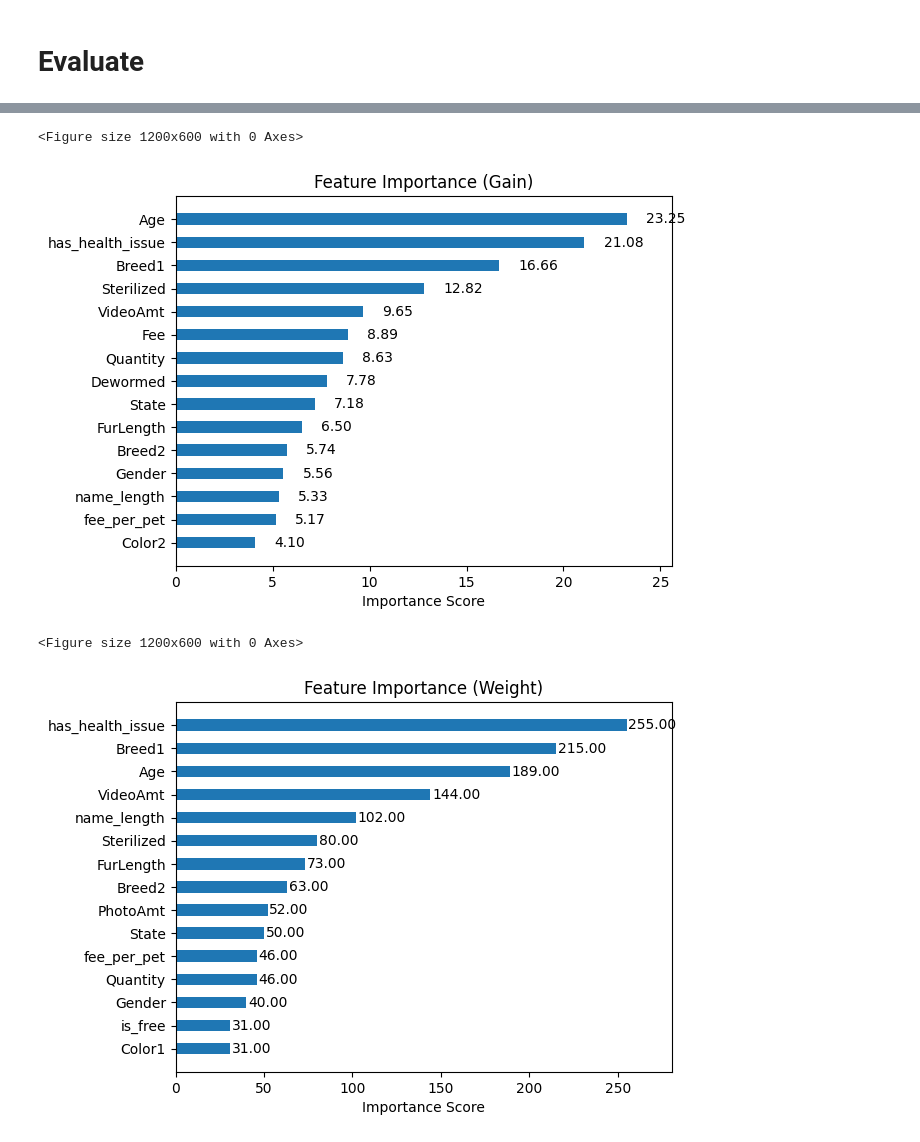
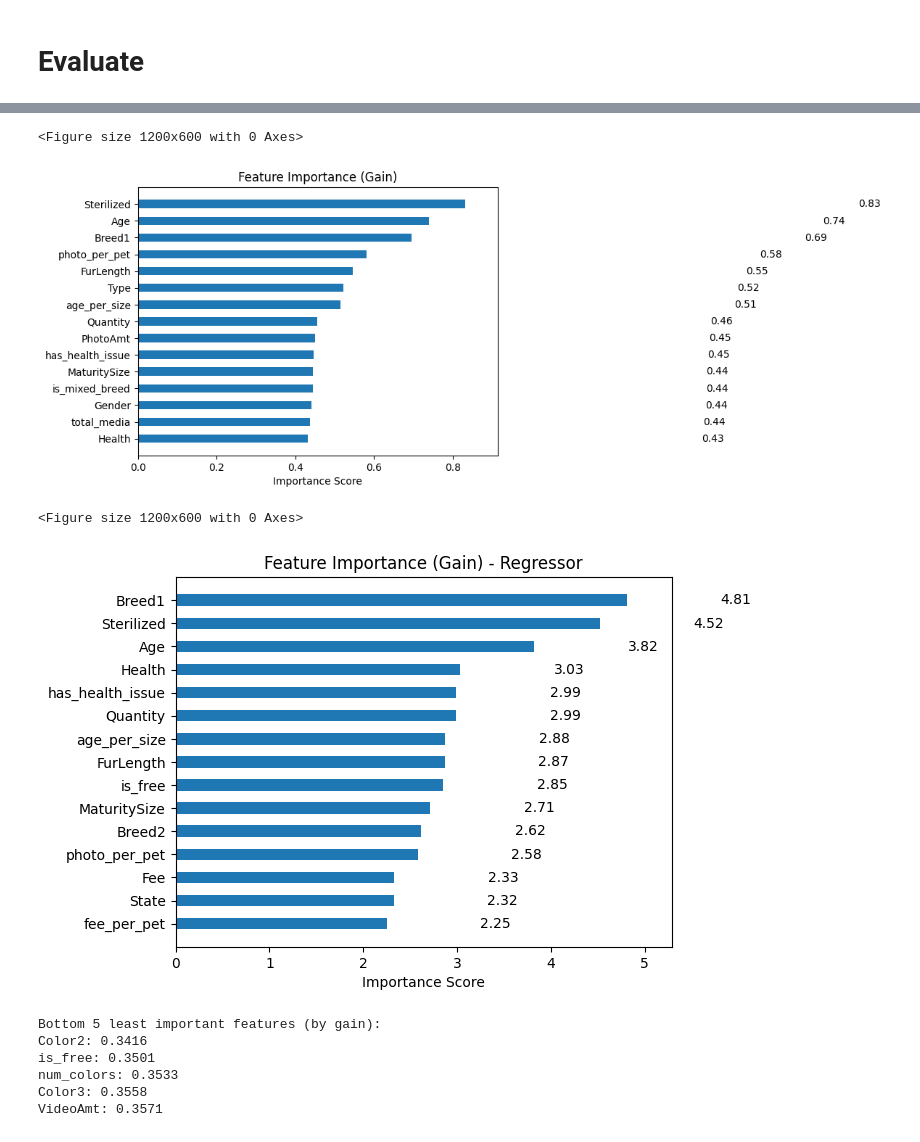
Before and after one commit to Elite1N/AdoptMe, a Jupyter notebook: notebooks/tabular_testing.ipynb, the cells around one changed output, grey strips where cells are left out. Drawn from its saved outputs; the diff is of its cells as text; code cells hidden in the pictures.

Commit message:
feat: cleanup v1, start working on more features in v2 testing for xgboost

```diff
--- a/notebooks/tabular_testing.ipynb
+++ b/notebooks/tabular_testing.ipynb
@@ -94,13 +84,5 @@ pet_features.head()
 X = pet_features.drop(['AdoptionSpeed'], axis=1)
 y = pet_features['AdoptionSpeed']
 
-X_train, X_test, y_train, y_test = train_test_split(X, y, test_size=0.2, random_state=42)
-
-# TODO: create a mapping for count encoding rescuerID
-rescuer_counts = X_train["RescuerID"].value_counts()
-X_train['rescuer_count'] = X_train['RescuerID'].map(rescuer_counts)
-
-X_test['rescuer_count'] = X_test['RescuerID'].map(rescuer_counts).fillna(0)
-
-X_train.drop('RescuerID', axis=1, inplace=True)
-X_test.drop('RescuerID', axis=1, inplace=True)
+X_train, X_test, y_train, y_test = train_test_split(X, y, test_size=0.2, random_state=42, stratify=y)
+X.head()
@@ -107,6 +95,0 @@ X_test.drop('RescuerID', axis=1, inplace=True)
-# %%
-from sklearn.dummy import DummyClassifier
-
-dummy_clf = DummyClassifier(strategy="most_frequent")
-dummy_clf.fit(X_train, y_train)
-prediction_dummy = dummy_clf.predict(X_test)
@@ -115,13 +95,0 @@ prediction_dummy = dummy_clf.predict(X_test)
-# %%
-# XGBoost (Basic)
-xgb_clf = xgb.XGBClassifier(
-    objective='clf:accuracy',
-    n_estimators = 100,
-    learning_rate=0.1,
-    max_depth=2,
-    #early_stopping_rounds=50, # Use early stoppage to mitigate overfitting
-    n_jobs=-1 # enables parallel on all cores for faster training
-)
-
-xgb_clf.fit(X_train, y_train)
-prediction_xgb = xgb_clf.predict(X_test)
@@ -502,30 +281,47 @@ Accuracy Score: 0.3278
 # %%
 # Feature Importance: which factors benefit the prediction the most (extracted from XGBoost)
 # ensure usage of original feature names not just np array indices
-xgb_clf.get_booster().feature_names = list(X.columns)
+xgb_optuna.get_booster().feature_names = list(X.columns)
 
 plt.figure(figsize=(12,6))
-xgb.plot_importance(xgb_clf, max_num_features=15, height=0.5, importance_type="gain", values_format = "{v:.2f}") # Weight ใช้อะไรมากที่สุดเป็นส่วนประกอบ tree, Gain อะไรแบ่งได้มากสุด
+xgb.plot_importance(xgb_optuna, max_num_features=15, height=0.5, importance_type="gain", values_format = "{v:.2f}") # Weight ใช้อะไรมากที่สุดเป็นส่วนประกอบ tree, Gain อะไรแบ่งได้มากสุด
 plt.title("Feature Importance (Gain)")
 plt.xlabel("Importance Score")
 plt.ylabel("")
 plt.grid(False)
 plt.show()
+# Also plot for the regressor model
+xgb_optuna_reg.get_booster().feature_names = list(X.columns)
+
+plt.figure(figsize=(12,6))
+xgb.plot_importance(xgb_optuna_reg, max_num_features=15, height=0.5, importance_type="gain", values_format="{v:.2f}")
+plt.title("Feature Importance (Gain) - Regressor")
+plt.xlabel("Importance Score")
+plt.ylabel("")
+plt.grid(False)
+plt.show()
 # %% [output]
 <Figure size 1200x600 with 0 Axes>
-[figure, old version]
+[figure, new version]
+<Figure size 1200x600 with 0 Axes>
+[figure, added]
 # %%
-# Feature Importance: which factors benefit the prediction the most (extracted from XGBoost)
-# ensure usage of original feature names not just np array indices
-xgb_clf.get_booster().feature_names = list(X.columns)
+# Get feature importance from the classifier model
+importance_dict = xgb_optuna.get_booster().get_score(importance_type='gain')
 
-plt.figure(figsize=(12,6))
-xgb.plot_importance(xgb_clf, max_num_features=15, height=0.5, importance_type="weight", values_format = "{v:.2f}") # Weight ใช้อะไรมากที่สุดเป็นส่วนประกอบ tree, Gain อะไรแบ่งได้มากสุด
-plt.title("Feature Importance (Weight)")
-plt.xlabel("Importance Score")
-plt.ylabel("")
-plt.grid(False)
-plt.show()
+# Sort by importance (ascending to get the least important features)
+sorted_importance = sorted(importance_dict.items(), key=lambda x: x[1])
+
+# Get bottom 5 features
+bottom_5 = sorted_importance[:5]
+
+print("Bottom 5 least important features (by gain):")
+for feature, importance in bottom_5:
+    print(f"{feature}: {importance:.4f}")
 # %% [output]
-<Figure size 1200x600 with 0 Axes>
+Bottom 5 least important features (by gain):
+Color2: 0.3416
+is_free: 0.3501
+num_colors: 0.3533
+Color3: 0.3558
+VideoAmt: 0.3571
-[figure, removed]
```
Also changed, not shown: parts of 11 cells of this notebook, 7 other files.
